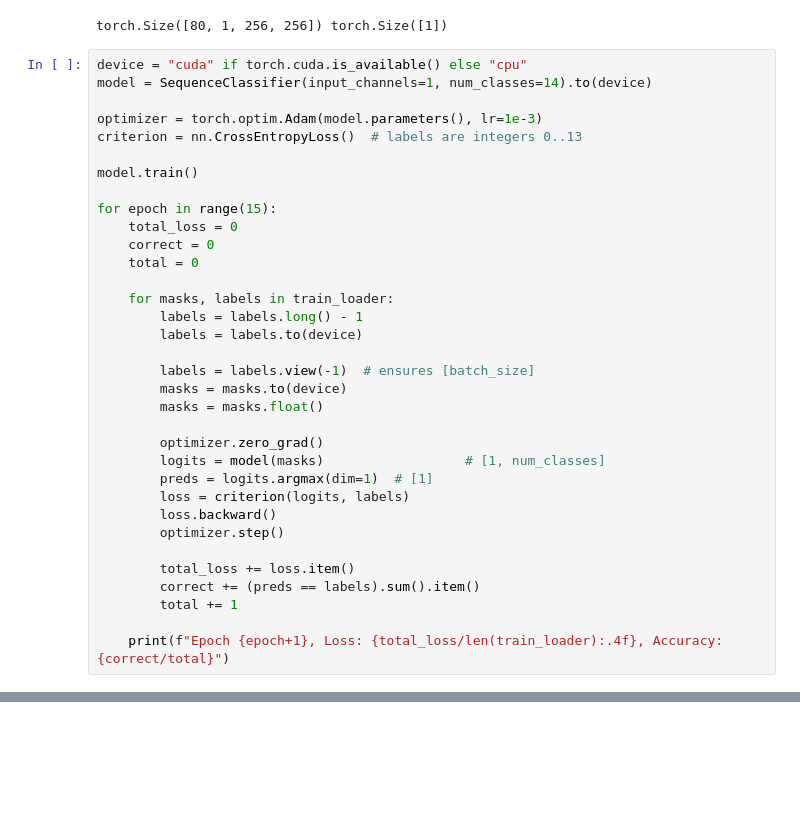
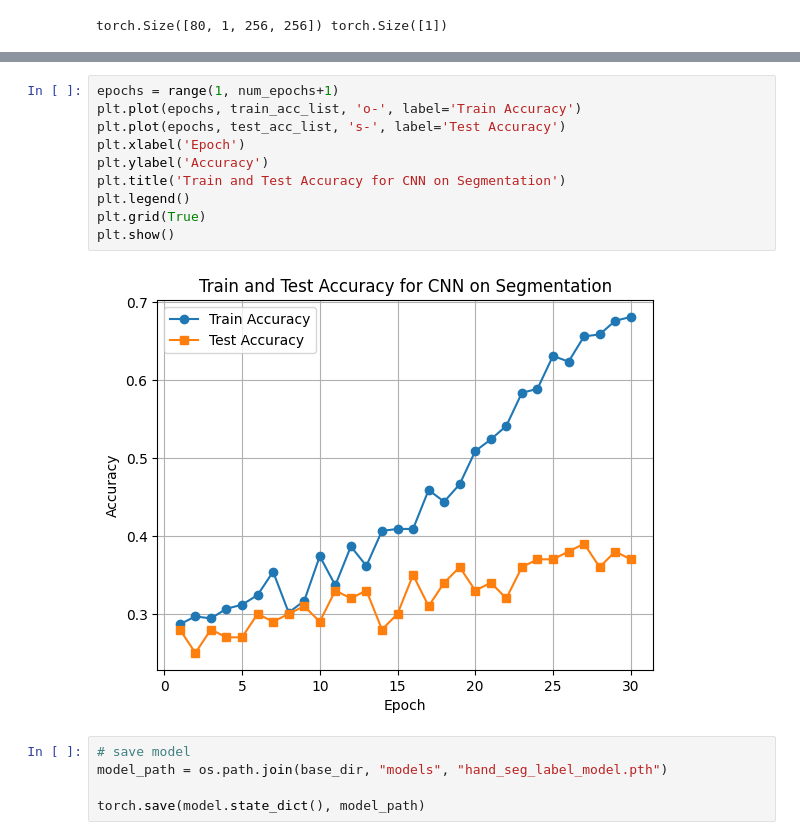
Before and after one commit to StevenTan123/CV_gesture_detection, a Jupyter notebook: VideoSegNN.ipynb, the cells around one changed output, grey strips where cells are left out. Cells and saved outputs as stored; diff of their text form; blank space fills up the shorter version.

Commit message:
finished segmentation cnn

```diff
--- a/VideoSegNN.ipynb
+++ b/VideoSegNN.ipynb
@@ -377,37 +370,3 @@ class SequenceClassifier(nn.Module):
         return logits
 # %% [output]
 torch.Size([80, 1, 256, 256]) torch.Size([1])
-# %%
-device = "cuda" if torch.cuda.is_available() else "cpu"
-model = SequenceClassifier(input_channels=1, num_classes=14).to(device)
-
-optimizer = torch.optim.Adam(model.parameters(), lr=1e-3)
-criterion = nn.CrossEntropyLoss()  # labels are integers 0..13
-
-model.train()
-
-for epoch in range(15):
-    total_loss = 0
-    correct = 0
-    total = 0
-
-    for masks, labels in train_loader:
-        labels = labels.long() - 1
-        labels = labels.to(device)
-
-        labels = labels.view(-1)  # ensures [batch_size]
-        masks = masks.to(device)
-        masks = masks.float()
-
-        optimizer.zero_grad()
-        logits = model(masks)                  # [1, num_classes]
-        preds = logits.argmax(dim=1)  # [1]
-        loss = criterion(logits, labels)
-        loss.backward()
-        optimizer.step()
-
-        total_loss += loss.item()
-        correct += (preds == labels).sum().item()
-        total += 1
-
-    print(f"Epoch {epoch+1}, Loss: {total_loss/len(train_loader):.4f}, Accuracy: {correct/total}")
@@ -461,0 +462,17 @@ Accuracy: 50.00%
+# %%
+epochs = range(1, num_epochs+1)
+plt.plot(epochs, train_acc_list, 'o-', label='Train Accuracy')
+plt.plot(epochs, test_acc_list, 's-', label='Test Accuracy')
+plt.xlabel('Epoch')
+plt.ylabel('Accuracy')
+plt.title('Train and Test Accuracy for CNN on Segmentation')
+plt.legend()
+plt.grid(True)
+plt.show()
+# %% [output]
+[figure, added]
+# %%
+# save model
+model_path = os.path.join(base_dir, "models", "hand_seg_label_model.pth")
+
+torch.save(model.state_dict(), model_path)
```
Also changed, not shown: parts of 6 cells of this notebook.
